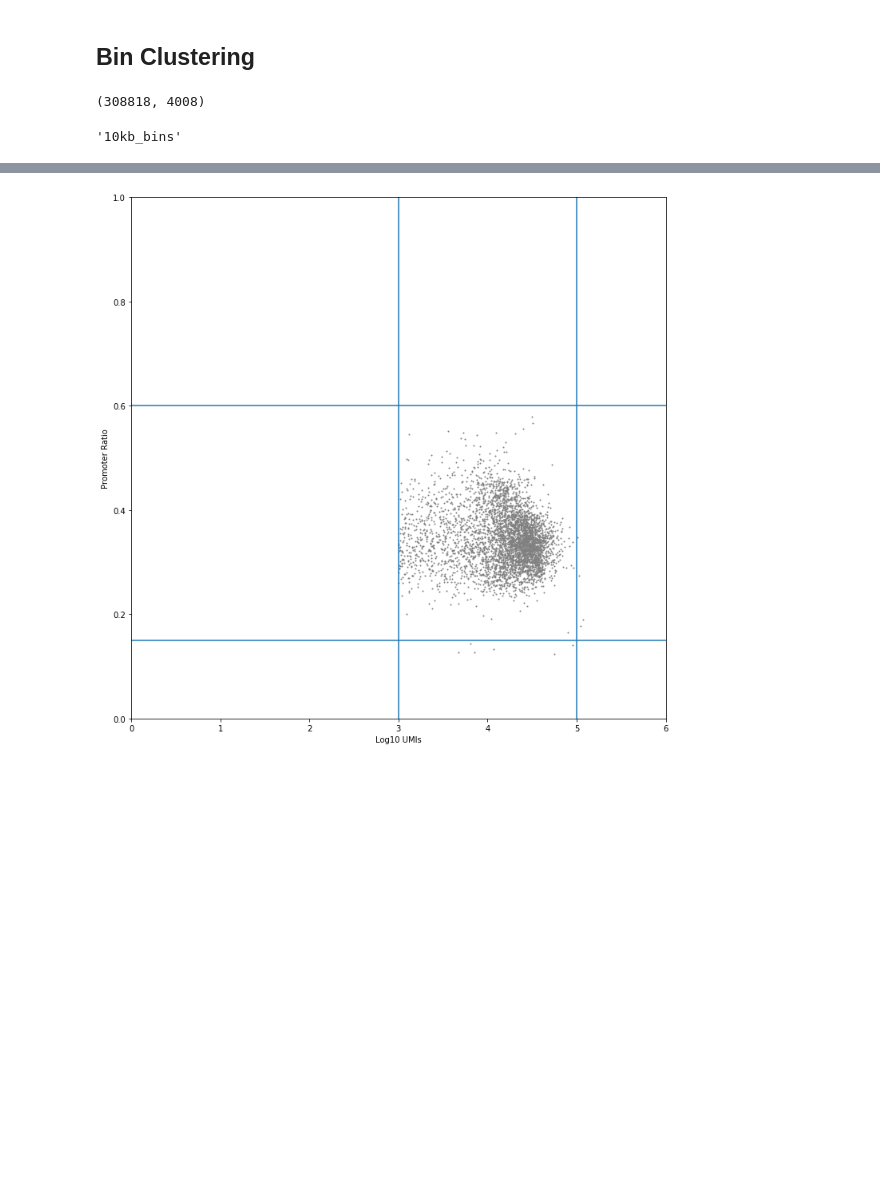
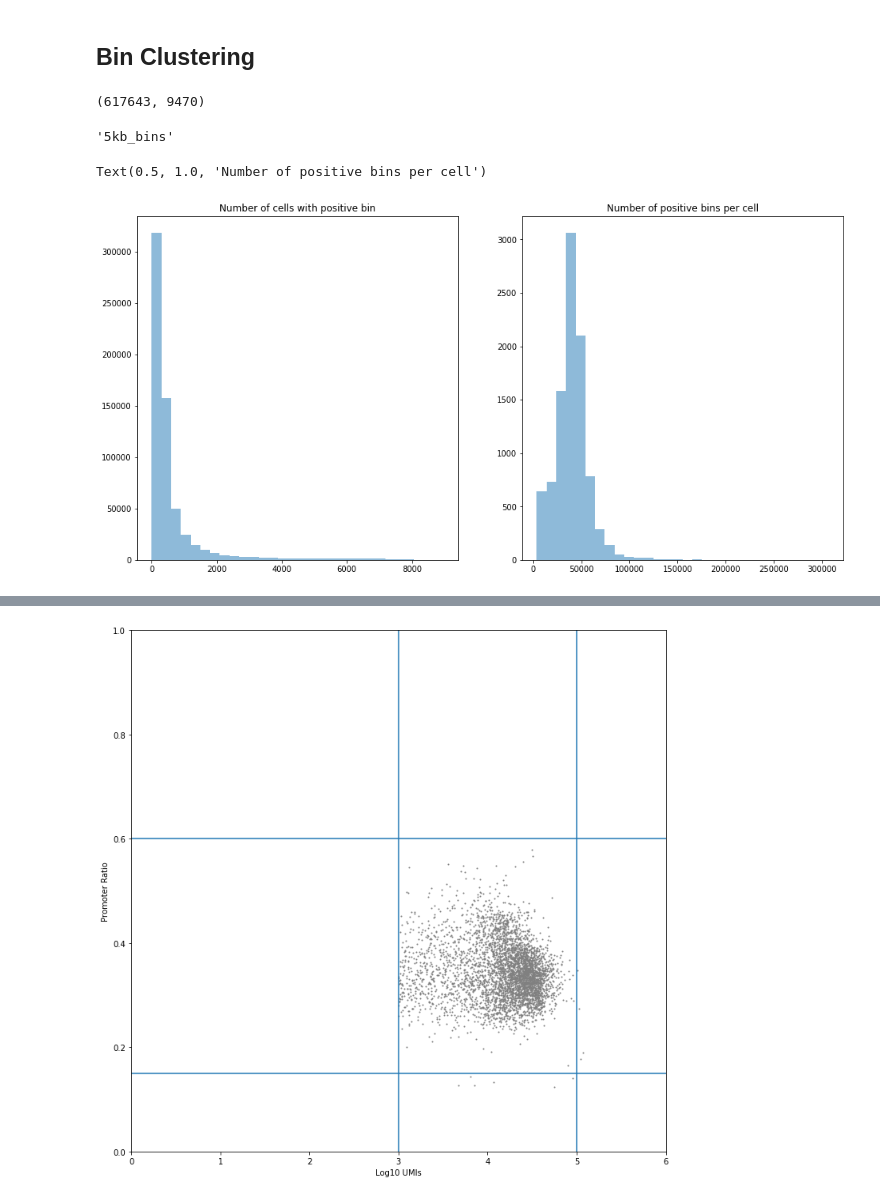
Before and after one commit to linnarsson-lab/chromograph, a Jupyter notebook: notebooks/bin_clustering.ipynb, the cells around one changed output, grey strips where cells are left out. Cells and saved outputs as stored; diff of their text form; code cells hidden in the pictures; blank space fills up the shorter version.

```diff
--- a/notebooks/bin_clustering.ipynb
+++ b/notebooks/bin_clustering.ipynb
@@ -37,7 +39,7 @@ from typing import *
 # %%
 ## Parameters
-f = '/data/proj/scATAC/chromograph/10X232_4/10X232_4_10kb.loom'
-outdir = '/data/proj/scATAC/chromograph/mouse_test/'
+f = '/data/proj/scATAC/chromograph/build_20191205/Midbrain.loom'
+outdir = '/data/proj/scATAC/chromograph/tmp'
 # %%
 import logging
 
@@ -50,12 +52,12 @@ logging.basicConfig(
 if not os.path.isdir(outdir):
     os.mkdir(outdir)
 # %%
-ds = loompy.connect(f)
+ds = loompy.connect(f, mode='r+')
 print(ds.shape)
 # %% [output]
-(308818, 4008)
+(617643, 9470)
 # %%
 blayer = '{}kb_bins'.format(int(ds.attrs['bin_size'] / 1000))
 blayer
 # %% [output]
-'10kb_bins'
+'5kb_bins'
@@ -67,0 +64,17 @@ print(np.quantile(ds.ra['NCells'],0.99))
+# %%
+## nonzero (nnz) counts per bin
+ds.ra['NCells'] = ds.map([np.count_nonzero], axis=0)[0]
+ds.ca['NBins'] = ds.map([np.count_nonzero], axis=1)[0]
+# %%
+fig = plt.figure(figsize=(16,8))
+
+ax1 = fig.add_subplot(121)
+ax1.hist(ds.ra['NCells'], bins=30, alpha=.5)
+ax1.set_title('Number of cells with positive bin')
+
+ax2 = fig.add_subplot(122)
+ax2.hist(ds.ca['NBins'], bins=30, alpha=.5)
+ax2.set_title('Number of positive bins per cell')
+# %% [output]
+Text(0.5, 1.0, 'Number of positive bins per cell')
+[figure, added]
```
Also changed, not shown: parts of 20 cells of this notebook, 16 other files.
